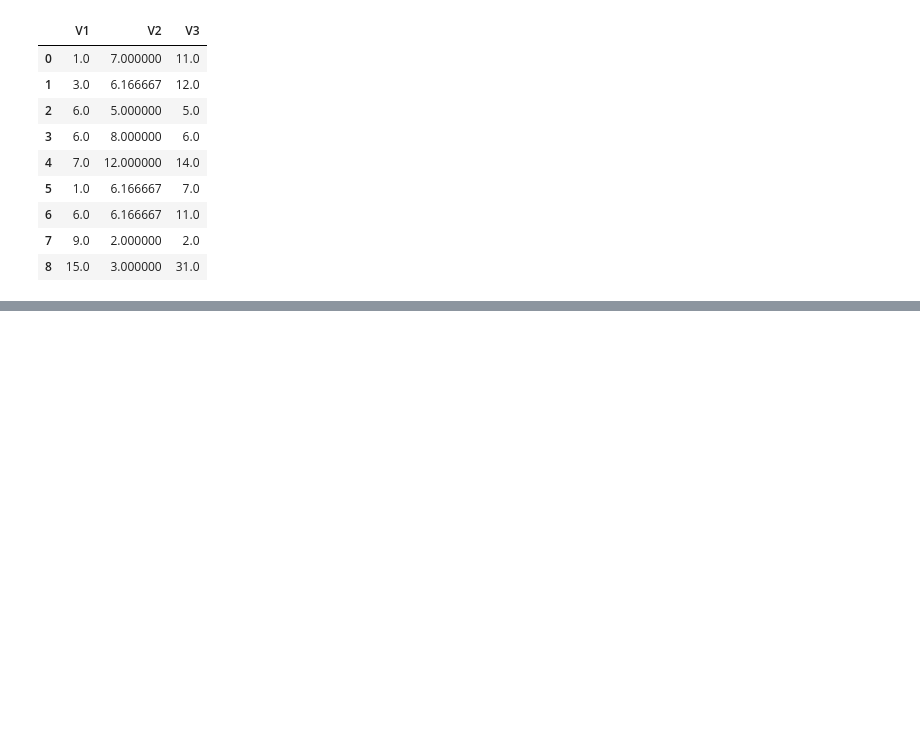
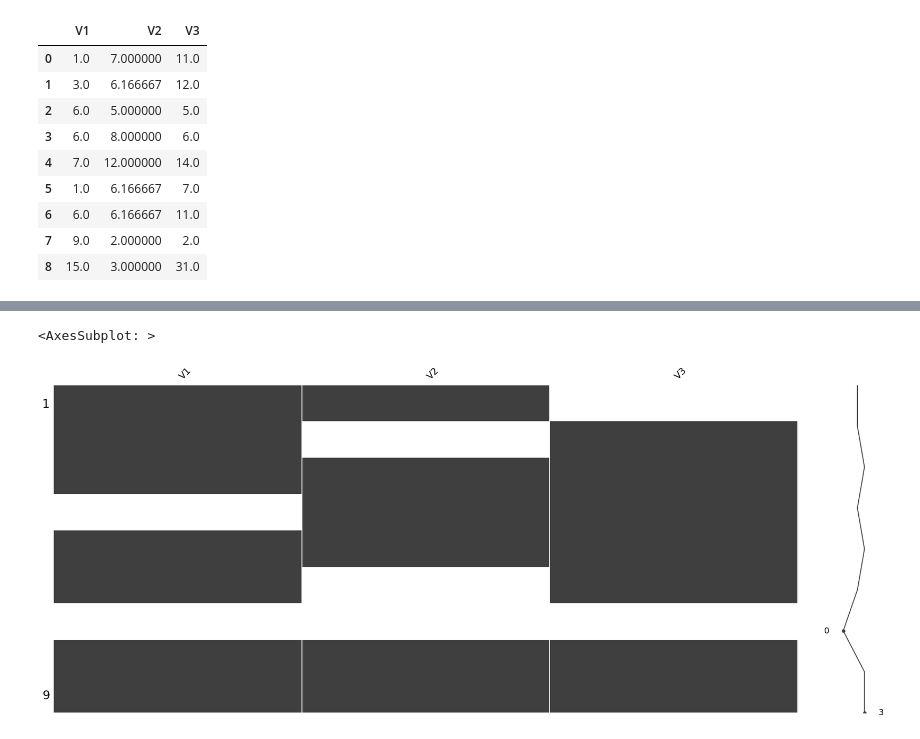
Before and after one commit to GokceSoylu/Data_Science, a Jupyter notebook: Data Preprocessing/MissingData.ipynb, the cells around one changed output, grey strips where cells are left out. Drawn from its saved outputs; the diff is of its cells as text; code cells hidden in the pictures; blank space fills up the shorter version.

```diff
--- a/Data Preprocessing/MissingData.ipynb
+++ b/Data Preprocessing/MissingData.ipynb
@@ -215,0 +230,8 @@ df.apply(lambda x: x.fillna(x.mean()), axis=0)
+# %%
+msno.matrix(df)
+# sol kaçıncı gözlemolduğunu gösterir
+#eksiklei boş gösteriyor işte rahtlıkla görebilelim diye
+#sağ taraf aynı anda dolu olan ları gösterir
+# %% [output]
+<AxesSubplot: >
+[figure, added]
```
Also changed, not shown: parts of 8 cells of this notebook.
